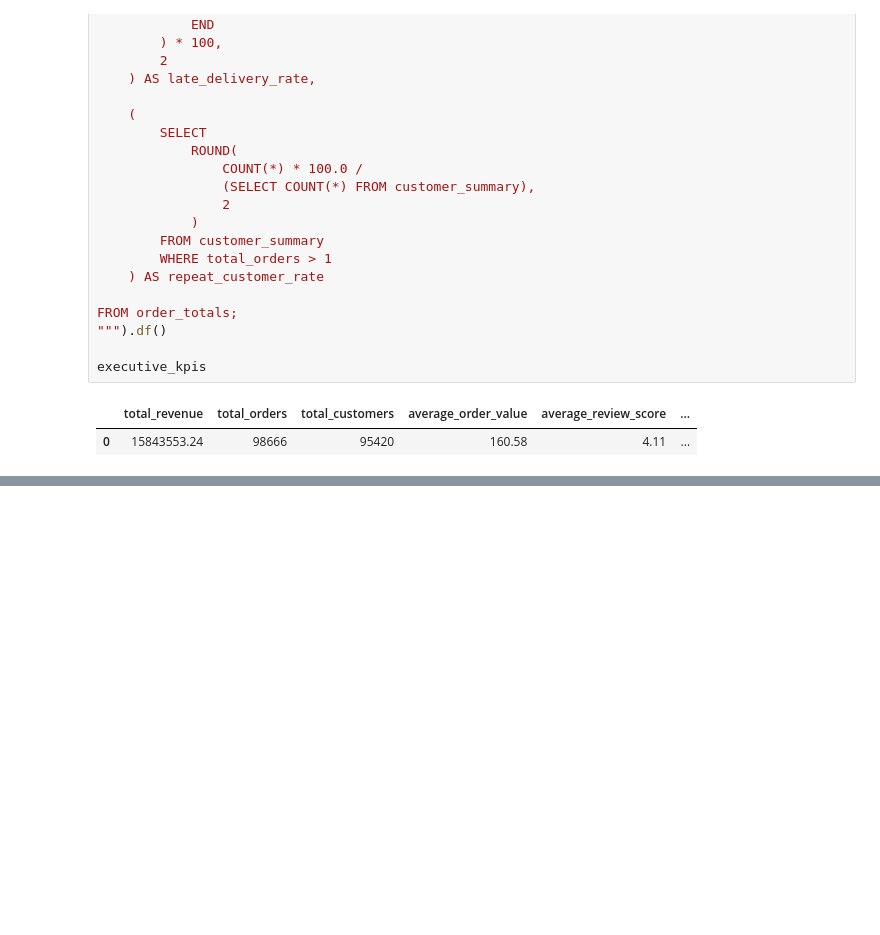
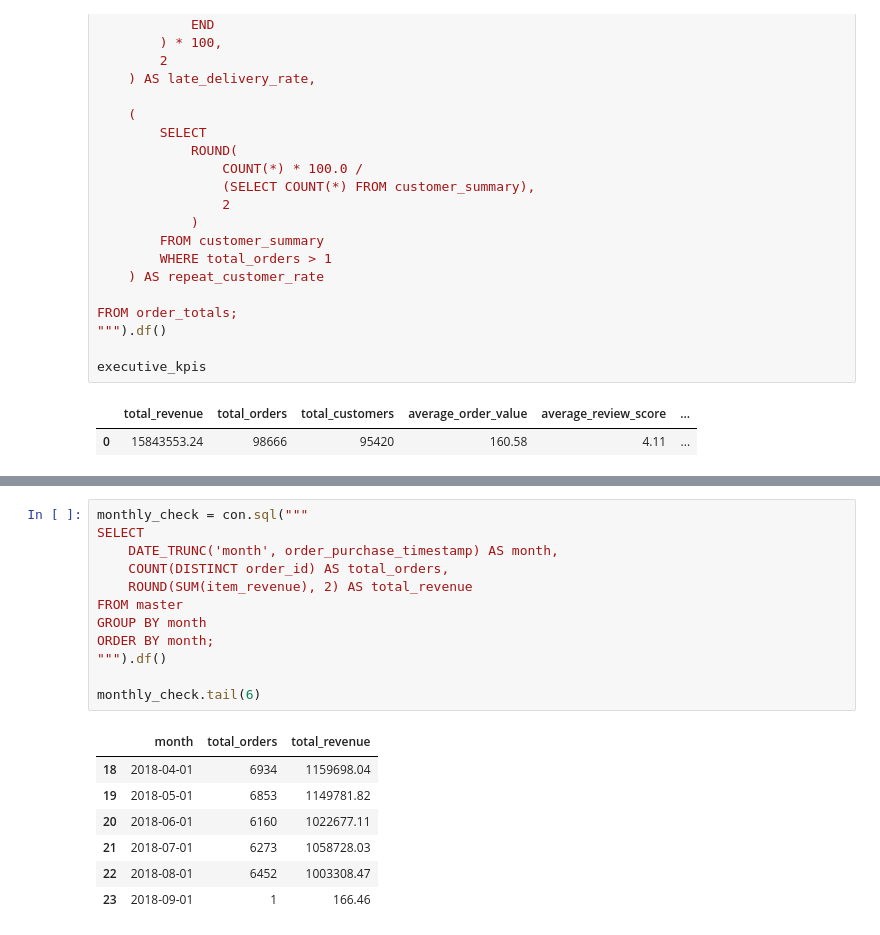
Before and after one commit to ttashi7/ecommerce-sales-intelligence, a Jupyter notebook: notebooks/04_sql_business_analysis.ipynb, the cells around one changed output, grey strips where cells are left out. Drawn from its saved outputs; the diff is of its cells as text; blank space fills up the shorter version.

```diff
--- a/notebooks/04_sql_business_analysis.ipynb
+++ b/notebooks/04_sql_business_analysis.ipynb
@@ -1397,3 +1400,23 @@ executive_kpis
 ### Business Insight
 
 The executive KPI summary provides a consolidated view of marketplace performance across financial, operational, and customer dimensions. The marketplace generated approximately **$15.9 million** in revenue from more than **99,000 orders** and **95,000 customers**, with an average order value of approximately **$160**. Customer satisfaction remains high overall, with an average review score above **4.0**, while the overall late delivery rate remains below **10%**. However, the repeat customer rate is relatively low, indicating that long-term customer retention represents one of the largest opportunities for future business growth.
+# %%
+monthly_check = con.sql("""
+SELECT
+    DATE_TRUNC('month', order_purchase_timestamp) AS month,
+    COUNT(DISTINCT order_id) AS total_orders,
+    ROUND(SUM(item_revenue), 2) AS total_revenue
+FROM master
+GROUP BY month
+ORDER BY month;
+""").df()
+
+monthly_check.tail(6)
+# %% [output]
+|  | month | total_orders | total_revenue |
+| 18 | 2018-04-01 | 6934 | 1159698.04 |
+| 19 | 2018-05-01 | 6853 | 1149781.82 |
+| 20 | 2018-06-01 | 6160 | 1022677.11 |
+| 21 | 2018-07-01 | 6273 | 1058728.03 |
+| 22 | 2018-08-01 | 6452 | 1003308.47 |
+| 23 | 2018-09-01 | 1 | 166.46 |
```
Also changed, not shown: parts of 4 cells of this notebook, 5 other files.
